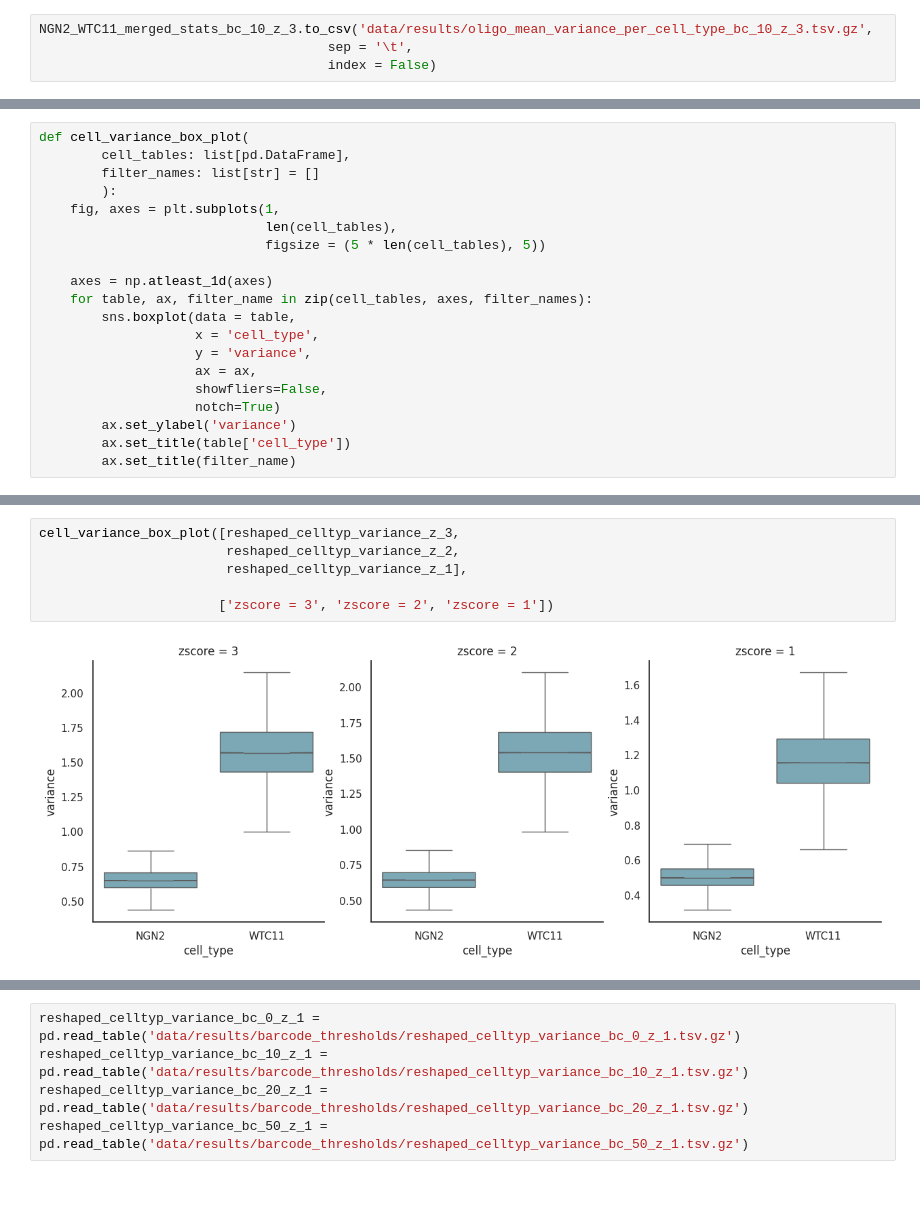
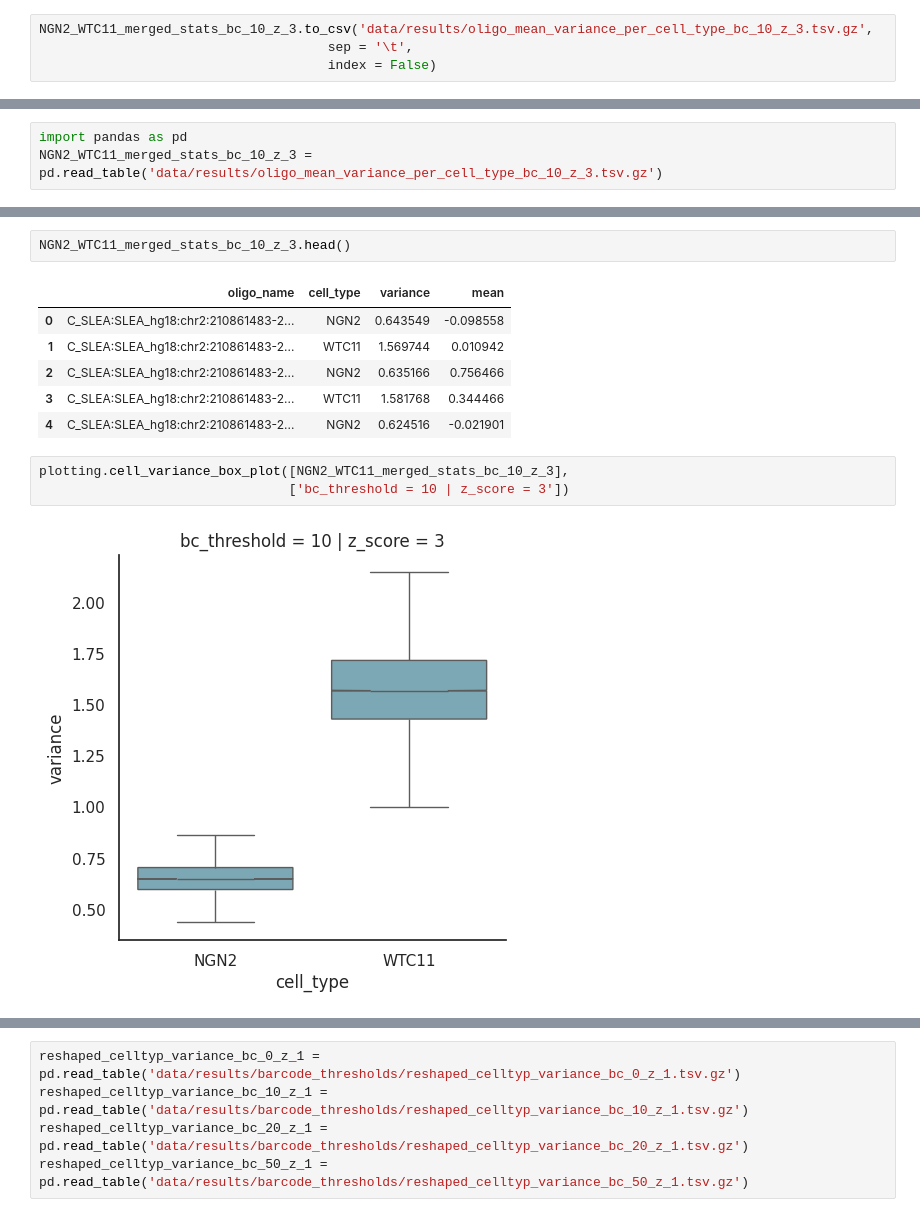
Before and after one commit to AdrianGraumnitz/mpra-variant-element-analysis, a Jupyter notebook: element_barcode_filtering.ipynb, the cells around one changed output, grey strips where cells are left out. Saved outputs shown, nothing was run; the diff lists cells and outputs as text; blank space fills up the shorter version.

```diff
--- a/element_barcode_filtering.ipynb
+++ b/element_barcode_filtering.ipynb
@@ -176,20 +178,3 @@ NGN2_WTC11_merged_stats_bc_10_z_3.to_csv('data/results/oligo_mean_variance_per_c
 # %%
-def cell_variance_box_plot(
-        cell_tables: list[pd.DataFrame],
-        filter_names: list[str] = []
-        ):
-    fig, axes = plt.subplots(1,
-                             len(cell_tables),
-                             figsize = (5 * len(cell_tables), 5))
-
-    axes = np.atleast_1d(axes)
-    for table, ax, filter_name in zip(cell_tables, axes, filter_names):
-        sns.boxplot(data = table,
-                    x = 'cell_type',
-                    y = 'variance',
-                    ax = ax,
-                    showfliers=False,
-                    notch=True)
-        ax.set_ylabel('variance')
-        ax.set_title(table['cell_type'])
-        ax.set_title(filter_name)
+import pandas as pd
+NGN2_WTC11_merged_stats_bc_10_z_3 = pd.read_table('data/results/oligo_mean_variance_per_cell_type_bc_10_z_3.tsv.gz')
@@ -196,8 +206,14 @@ def cell_variance_box_plot(
+# %%
+NGN2_WTC11_merged_stats_bc_10_z_3.head()
+# %% [output]
+|  | oligo_name | cell_type | variance | mean |
+| 0 | C_SLEA:SLEA_hg18:chr2:210861483-2... | NGN2 | 0.643549 | -0.098558 |
+| 1 | C_SLEA:SLEA_hg18:chr2:210861483-2... | WTC11 | 1.569744 | 0.010942 |
+| 2 | C_SLEA:SLEA_hg18:chr2:210861483-2... | NGN2 | 0.635166 | 0.756466 |
+| 3 | C_SLEA:SLEA_hg18:chr2:210861483-2... | WTC11 | 1.581768 | 0.344466 |
+| 4 | C_SLEA:SLEA_hg18:chr2:210861483-2... | NGN2 | 0.624516 | -0.021901 |
 # %%
-cell_variance_box_plot([reshaped_celltyp_variance_z_3,
-                        reshaped_celltyp_variance_z_2,
-                        reshaped_celltyp_variance_z_1],
-
-                       ['zscore = 3', 'zscore = 2', 'zscore = 1'])
+plotting.cell_variance_box_plot([NGN2_WTC11_merged_stats_bc_10_z_3],
+                                ['bc_threshold = 10 | z_score = 3'])
 # %% [output]
-[figure, old version]
+[figure, new version]
```
Also changed, not shown: parts of 14 cells of this notebook, 2 other files.
